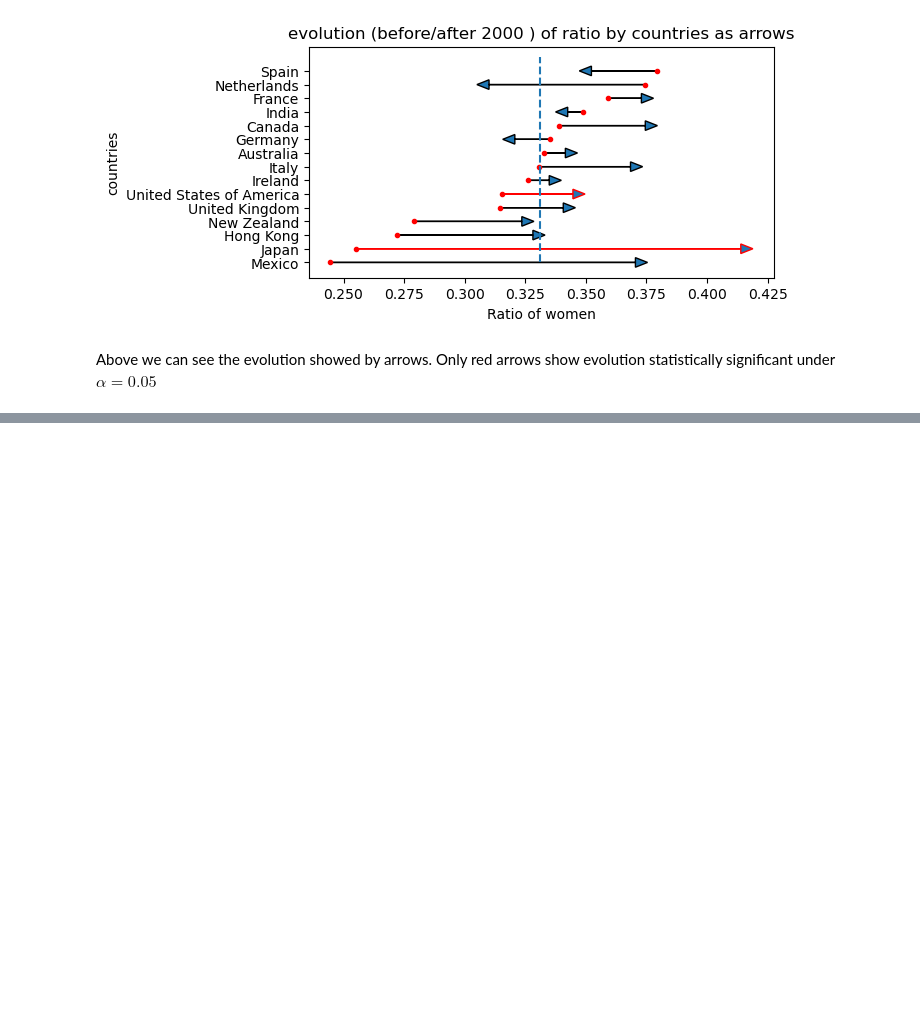
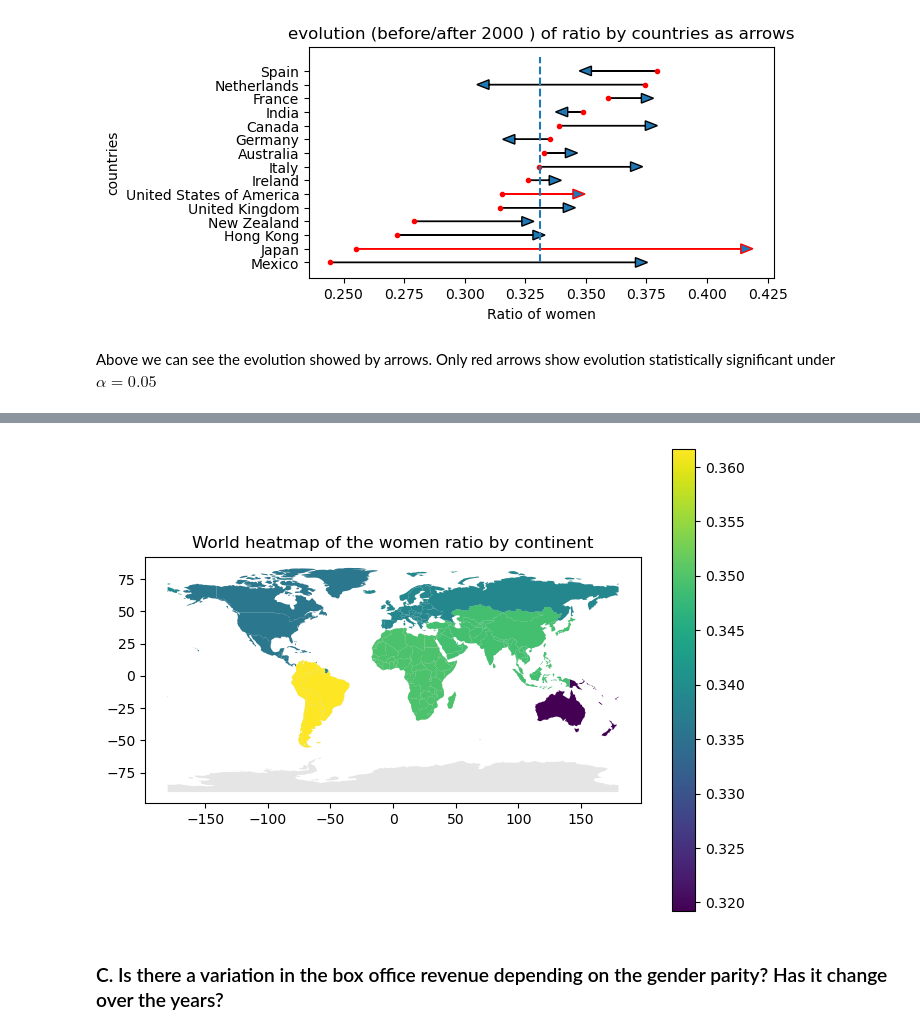
Before and after one commit to epfl-ada/ada-2022-project-teamrefuge2000, a Jupyter notebook: src/milestone_3.ipynb, the cells around one changed output, grey strips where cells are left out. Cells and saved outputs as stored; diff of their text form; code cells hidden in the pictures; blank space fills up the shorter version.

```diff
--- a/src/milestone_3.ipynb
+++ b/src/milestone_3.ipynb
@@ -574,0 +262,12 @@ movie_nlp.to_csv(PROCESSED_DATA_FOLDER + 'movie_nlp.csv')
+# %%
+def plot_ratio_continent() :
+    ax = plot_world("World heatmap of the women ratio by continent")
+
+    #add the color in function of the women ratio
+    df = world_countries.merge(movie_gender_country.loc[movie_gender_country['wikipedia_movie_id_count'] > 2]
+                        .rename(columns={'countries' : 'name'}), on='name', how='inner')
+
+    continent = df[['continent', 'women_ratio_mean']].groupby('continent').mean().reset_index().rename(columns={'women_ratio_mean' : 'continent_women_ratio'})
+    df = world_countries.merge(continent,on='continent')
+
+    return gpd.GeoDataFrame(df).plot(column='continent_women_ratio',ax=ax, legend=True)
@@ -574,0 +278,6 @@ movie_nlp.to_csv(PROCESSED_DATA_FOLDER + 'movie_nlp.csv')
+# %%
+plot_ratio_continent() ;
+# %% [output]
+[figure, added]
+# %% [markdown]
+### C. Is there a variation in the box office revenue depending on the gender parity? Has it change over the years?
```
Also changed, not shown: parts of 117 cells of this notebook.
